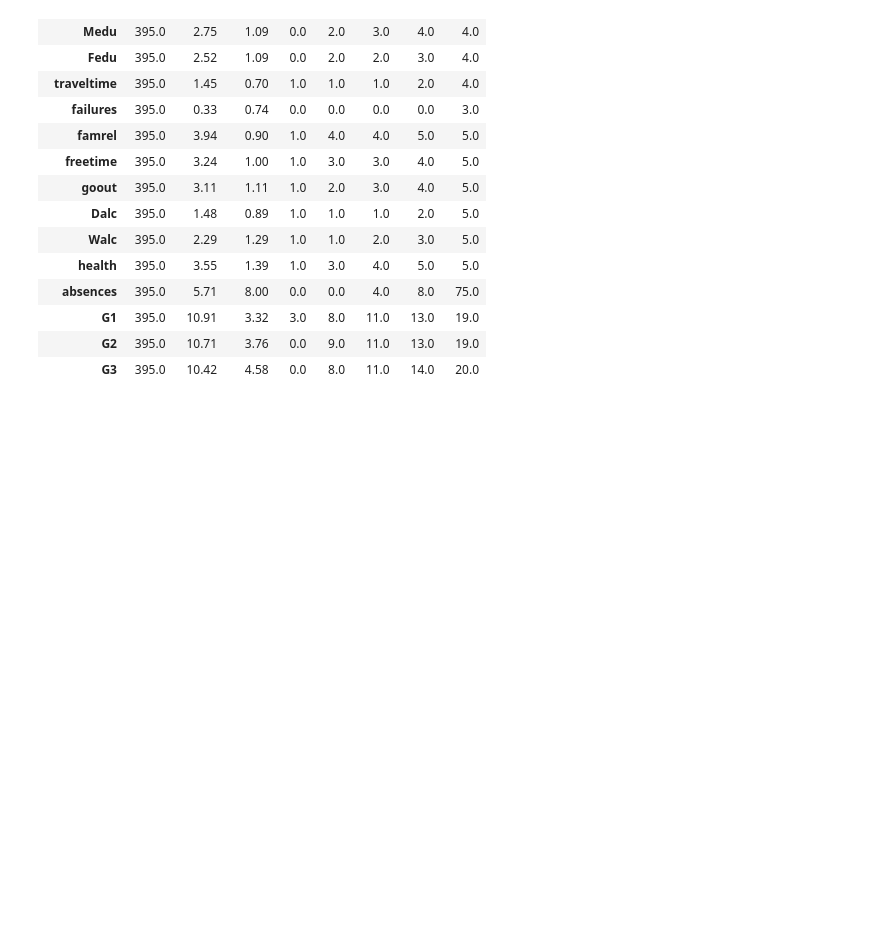
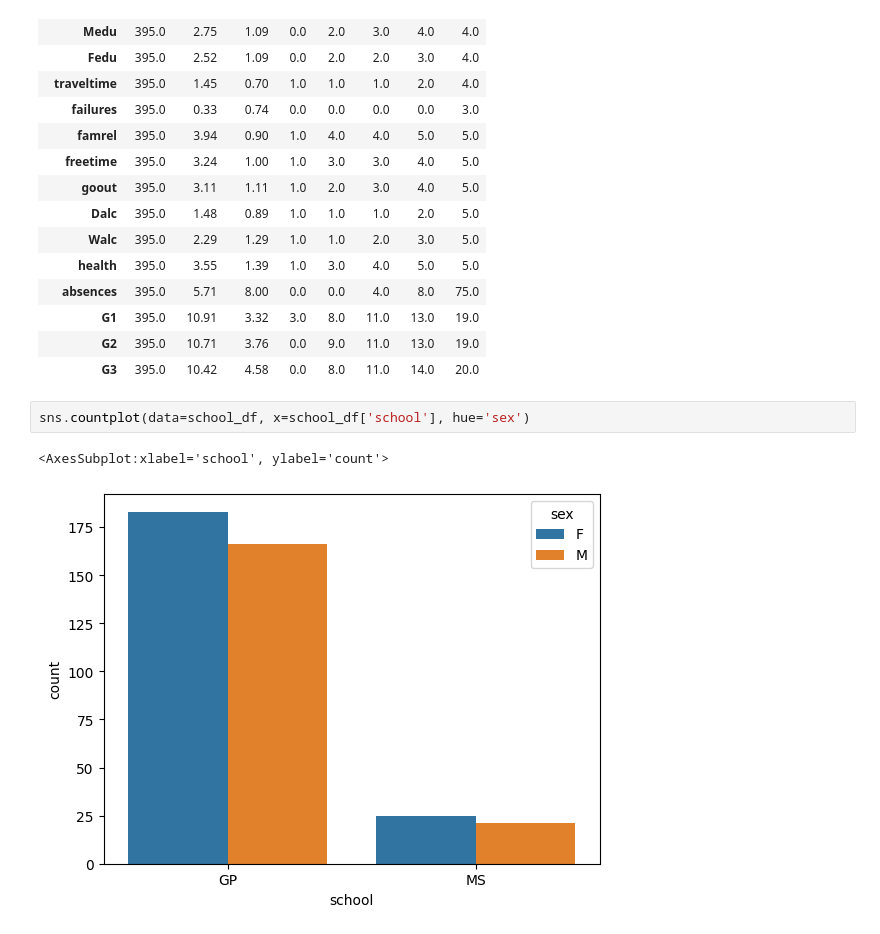
Before and after one commit to latifkara/dataScienceProjects, a Jupyter notebook: School_Conumption/SchoolConsumption.ipynb, the cells around one changed output. Cells and saved outputs as stored; diff of their text form; blank space fills up the shorter version.

Commit message:
School Project | Data group by school

```diff
--- a/School_Conumption/SchoolConsumption.ipynb
+++ b/School_Conumption/SchoolConsumption.ipynb
@@ -73,3 +75,8 @@ school_df.describe().T.round(2)
 | G1 | 395.0 | 10.91 | 3.32 | 3.0 | 8.0 | 11.0 | 13.0 | 19.0 |
 | G2 | 395.0 | 10.71 | 3.76 | 0.0 | 9.0 | 11.0 | 13.0 | 19.0 |
 | G3 | 395.0 | 10.42 | 4.58 | 0.0 | 8.0 | 11.0 | 14.0 | 20.0 |
+# %%
+sns.countplot(data=school_df, x=school_df['school'], hue='sex')
+# %% [output]
+<AxesSubplot:xlabel='school', ylabel='count'>
+[figure, added]
```
Also changed, not shown: parts of 3 cells of this notebook.
